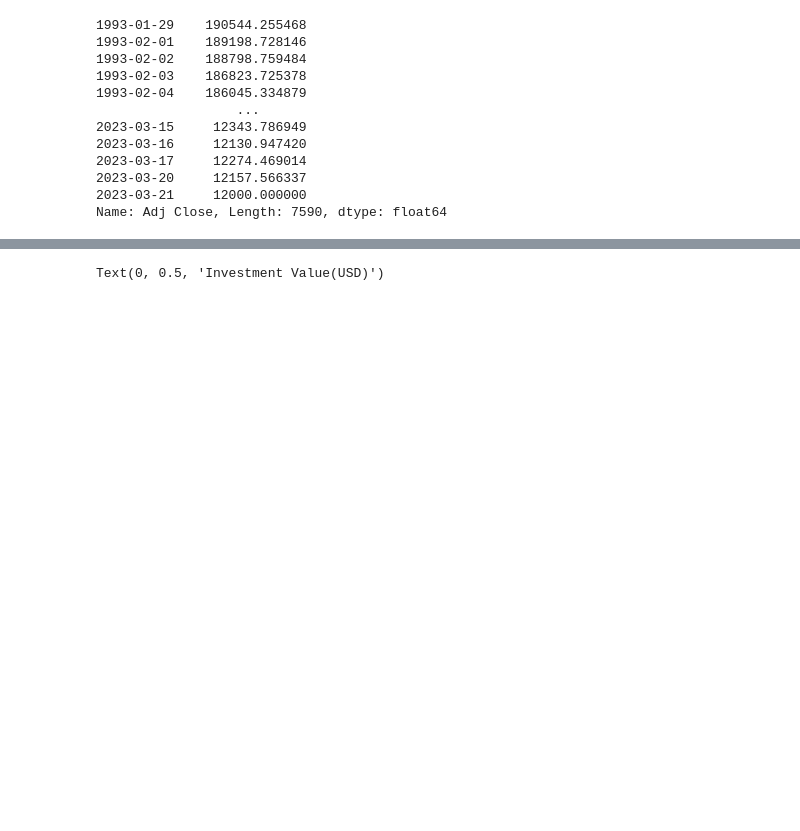
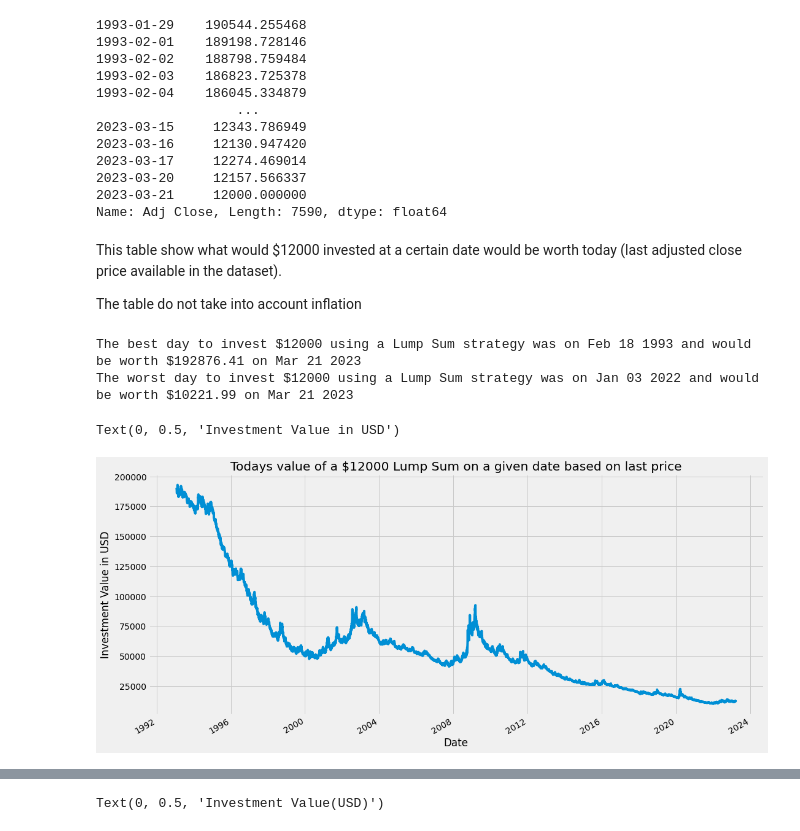
Before and after one commit to loicdaloz/etfdata, a Jupyter notebook: 001_DCA_vs_LS.ipynb, the cells around one changed output, grey strips where cells are left out. Cells and saved outputs as stored; diff of their text form; code cells hidden in the pictures; blank space fills up the shorter version.

```diff
--- a/001_DCA_vs_LS.ipynb
+++ b/001_DCA_vs_LS.ipynb
@@ -60,7 +60,7 @@ from google.colab import files
 files.upload()
 # %%
 #Read SPY data
-asset = pd.read_csv('SPY (2).csv')
+asset = pd.read_csv('SPY.csv')
 #Set date as index
 asset = asset.set_index(pd.DatetimeIndex(asset['Date'].values))
 #Show data
@@ -115,3 +115,23 @@ lump_sum
 2023-03-20     12157.566337
 2023-03-21     12000.000000
 Name: Adj Close, Length: 7590, dtype: float64
+# %% [markdown]
+This table show what would $12000 invested at a certain date would be worth today (last adjusted close price available in the dataset).
+
+The table do not take into account inflation
+# %%
+#Compute and show best and worst day possible in our dataset to invest $12000 with a lump sum strategy
+print('The best day to invest $'+str(initial_investment)+ ' using a Lump Sum strategy was on '+lump_sum.idxmax().strftime('%b %d %Y')+ ' and would be worth $'+str(round(lump_sum.max(), 2))+ ' on '+lump_sum.last_valid_index().strftime('%b %d %Y'))
+print('The worst day to invest $'+str(initial_investment)+ ' using a Lump Sum strategy was on '+lump_sum.idxmin().strftime('%b %d %Y')+ ' and would be worth $'+str(round(lump_sum.min(), 2))+ ' on '+lump_sum.last_valid_index().strftime('%b %d %Y'))
+# %% [output]
+The best day to invest $12000 using a Lump Sum strategy was on Feb 18 1993 and would be worth $192876.41 on Mar 21 2023
+The worst day to invest $12000 using a Lump Sum strategy was on Jan 03 2022 and would be worth $10221.99 on Mar 21 2023
+# %%
+#Plot LS Data
+lump_sum.plot(figsize=(16,8))
+plt.title('Todays value of a $'+str(initial_investment)+' Lump Sum on a given date based on last price')
+plt.xlabel('Date')
+plt.ylabel('Investment Value in USD')
+# %% [output]
+Text(0, 0.5, 'Investment Value in USD')
+[figure, added]
```
Also changed, not shown: parts of 19 cells of this notebook.
